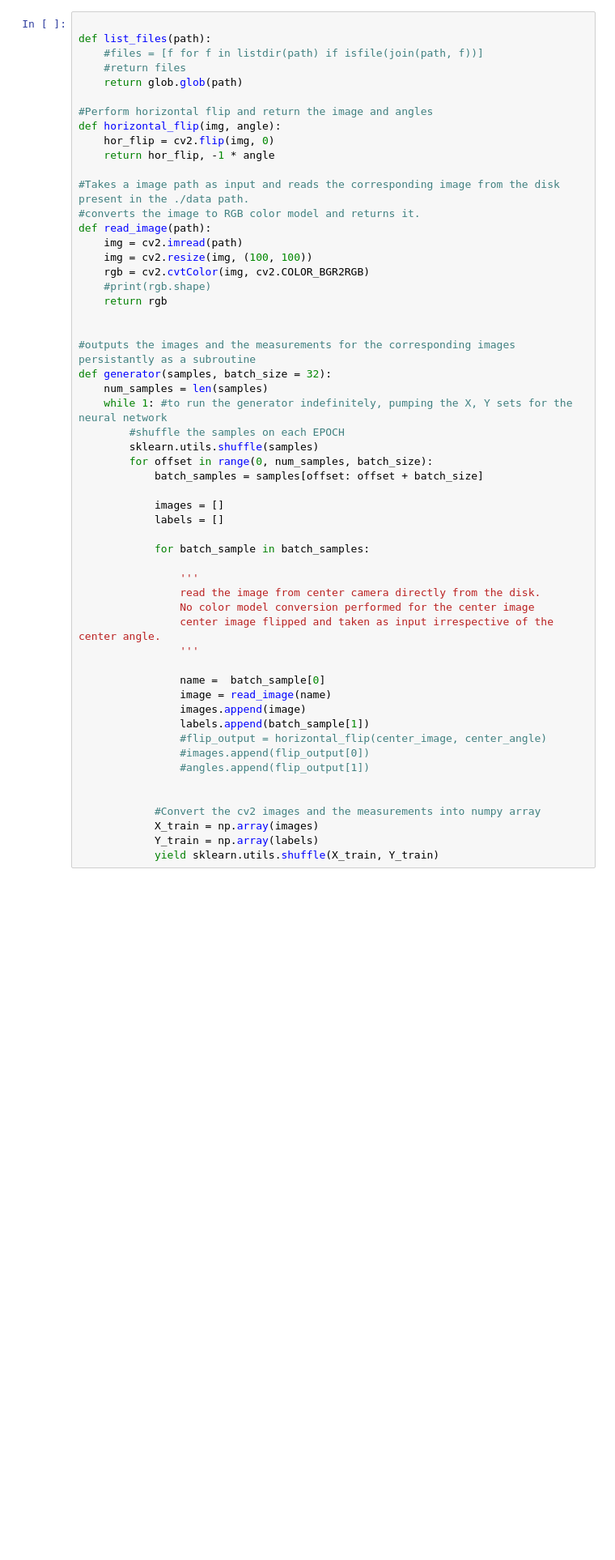
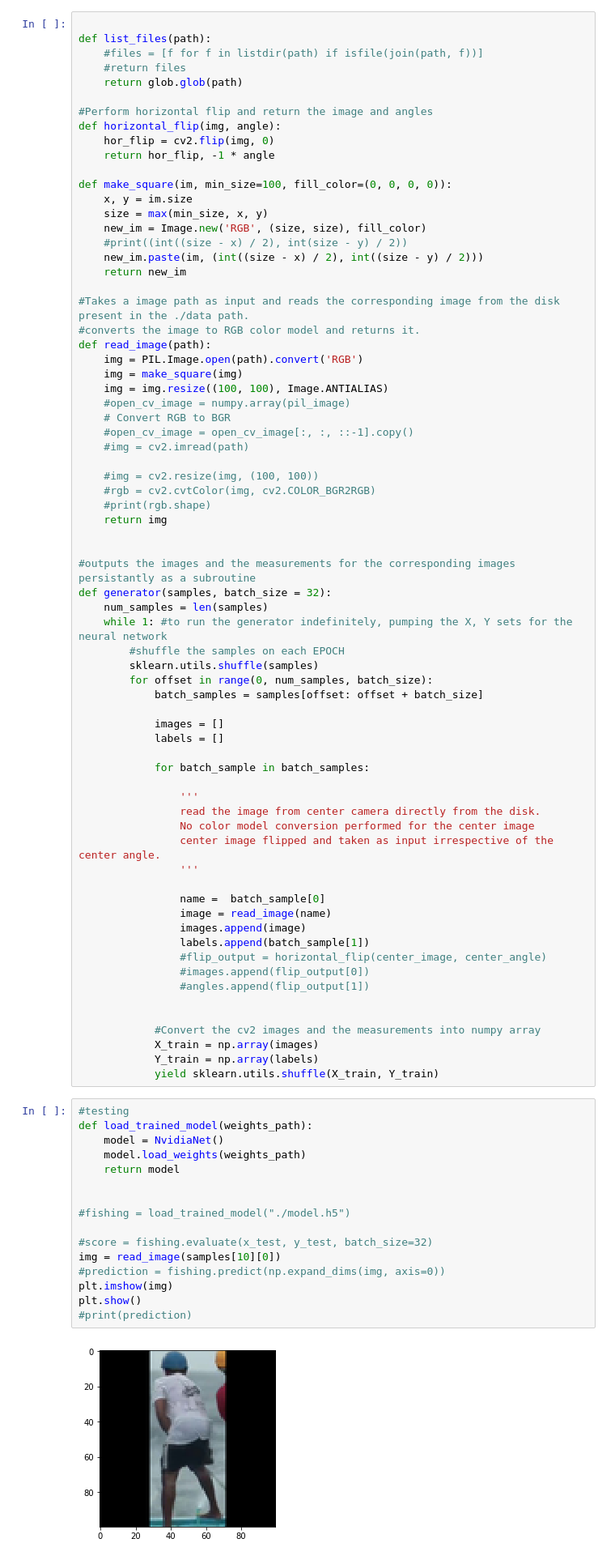
Before and after one commit to jainhitesh9998/ml_models, a Jupyter notebook: model.ipynb, the cells around one changed output. Shown: that part at 81% size. Cells and saved outputs as stored; diff of their text form; blank space fills up the shorter version.

Commit message:
added a new function to make images square

```diff
--- a/model.ipynb
+++ b/model.ipynb
@@ -115,14 +98,29 @@ def horizontal_flip(img, angle):
     hor_flip = cv2.flip(img, 0)
     return hor_flip, -1 * angle
 
+def make_square(im, min_size=100, fill_color=(0, 0, 0, 0)):
+    x, y = im.size
+    size = max(min_size, x, y)
+    new_im = Image.new('RGB', (size, size), fill_color)
+    #print((int((size - x) / 2), int(size - y) / 2))
+    new_im.paste(im, (int((size - x) / 2), int((size - y) / 2)))
+    return new_im
+
 #Takes a image path as input and reads the corresponding image from the disk present in the ./data path.
 #converts the image to RGB color model and returns it.
 def read_image(path):
-    img = cv2.imread(path)
-    img = cv2.resize(img, (100, 100))
-    rgb = cv2.cvtColor(img, cv2.COLOR_BGR2RGB)
+    img = PIL.Image.open(path).convert('RGB')
+    img = make_square(img)
+    img = img.resize((100, 100), Image.ANTIALIAS)
+    #open_cv_image = numpy.array(pil_image)
+    # Convert RGB to BGR
+    #open_cv_image = open_cv_image[:, :, ::-1].copy()
+    #img = cv2.imread(path)
+
+    #img = cv2.resize(img, (100, 100))
+    #rgb = cv2.cvtColor(img, cv2.COLOR_BGR2RGB)
     #print(rgb.shape)
-    return rgb
+    return img
 
 
 #outputs the images and the measurements for the corresponding images persistantly as a subroutine
@@ -158,6 +156,24 @@ def generator(samples, batch_size = 32):
             X_train = np.array(images)
             Y_train = np.array(labels)
             yield sklearn.utils.shuffle(X_train, Y_train)
+# %%
+#testing
+def load_trained_model(weights_path):
+    model = NvidiaNet()
+    model.load_weights(weights_path)
+    return model
+
+
+#fishing = load_trained_model("./model.h5")
+
+#score = fishing.evaluate(x_test, y_test, batch_size=32)
+img = read_image(samples[10][0])
+#prediction = fishing.predict(np.expand_dims(img, axis=0))
+plt.imshow(img)
+plt.show()
+#print(prediction)
+# %% [output]
+[figure, added]
 # %%
 def process_files(list_files, label):
     output = []
```
Also changed, not shown: parts of 9 cells of this notebook.
